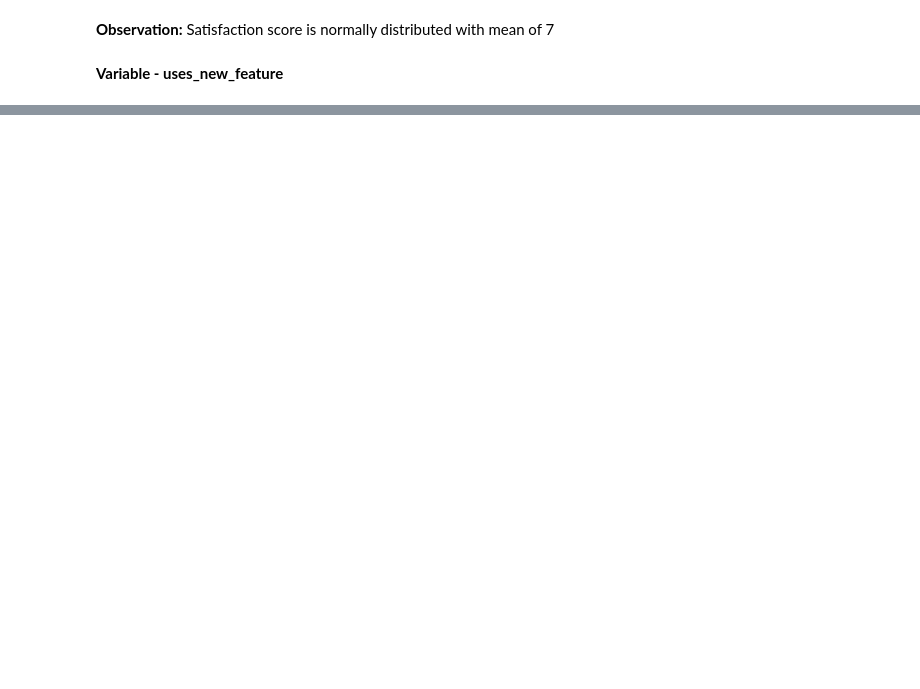
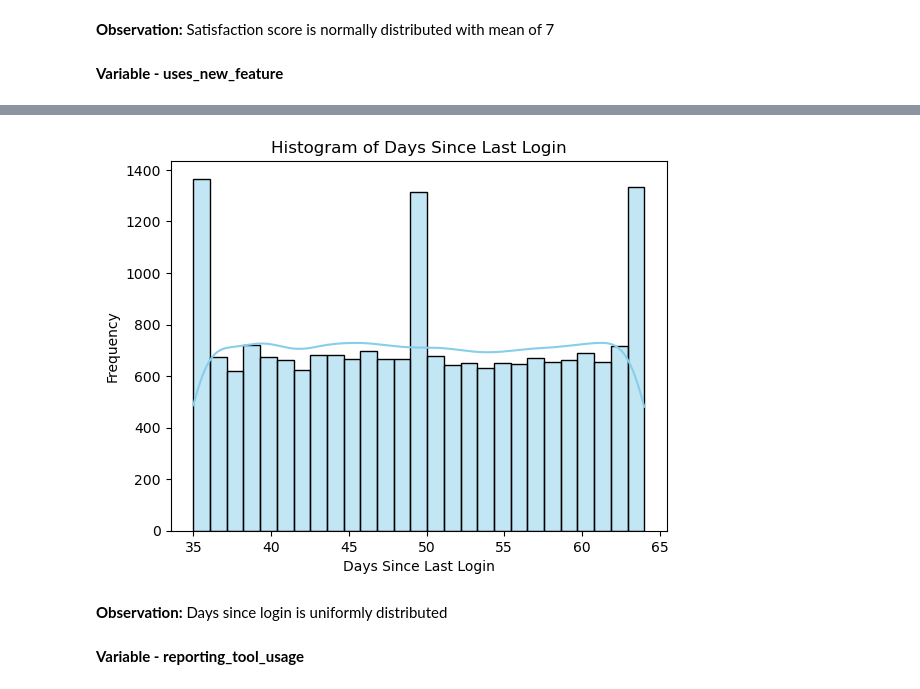
Before and after one commit to shruti0209/LearnML_Capstone, a Jupyter notebook: Lookalike_Analysis.ipynb, the cells around one changed output, grey strips where cells are left out. Saved outputs shown, nothing was run; the diff lists cells and outputs as text; code cells hidden in the pictures; blank space fills up the shorter version.

```diff
--- a/Lookalike_Analysis.ipynb
+++ b/Lookalike_Analysis.ipynb
@@ -159,0 +191,3 @@ plt.show()
+# %%
+# In order to convert to a numeric column, create a new column based on last_login_date to show the days since last login
+data['days_since_last_login'] = (pd.Timestamp.today().normalize() - pd.to_datetime(data['last_login_date'])).dt.days
@@ -159,0 +207,13 @@ plt.show()
+# %%
+# Plot histogram of satisfaction_score
+sns.histplot(data['days_since_last_login'], kde=True, color='skyblue')
+plt.title('Histogram of Days Since Last Login')
+plt.xlabel('Days Since Last Login')
+plt.ylabel('Frequency')
+plt.show()
+# %% [output]
+[figure, added]
+# %% [markdown]
+**Observation:** Days since login is uniformly distributed
+# %% [markdown]
+**Variable - reporting_tool_usage**
```
Also changed, not shown: parts of 128 cells of this notebook.
